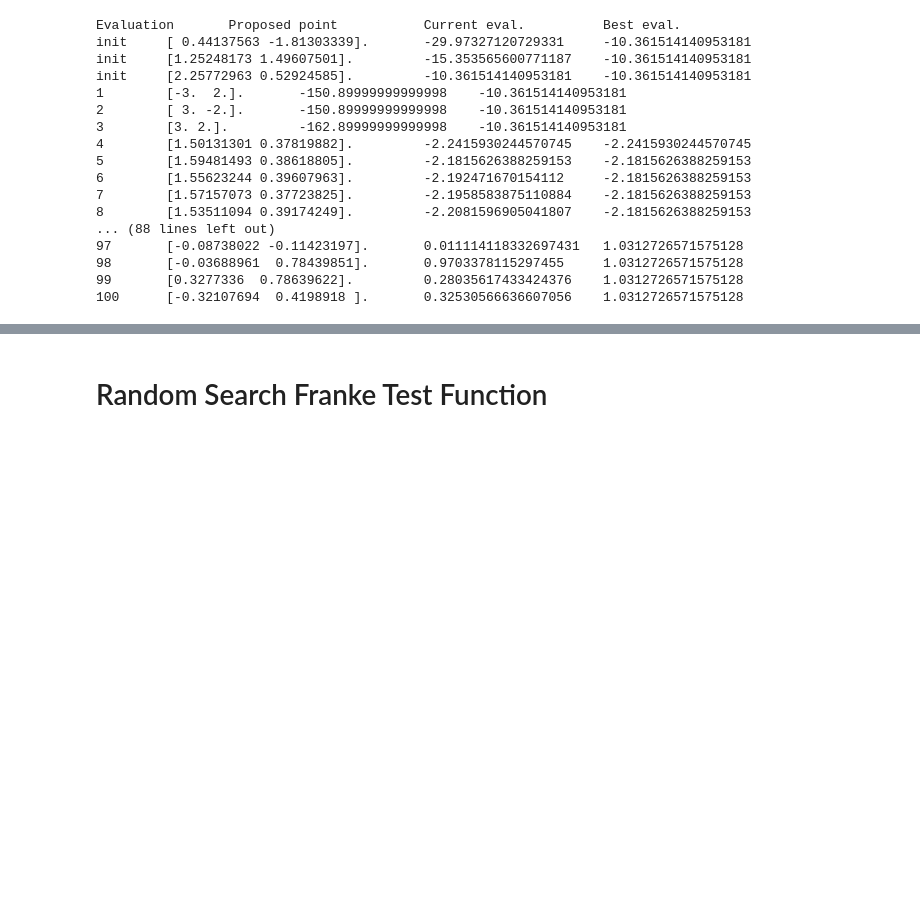
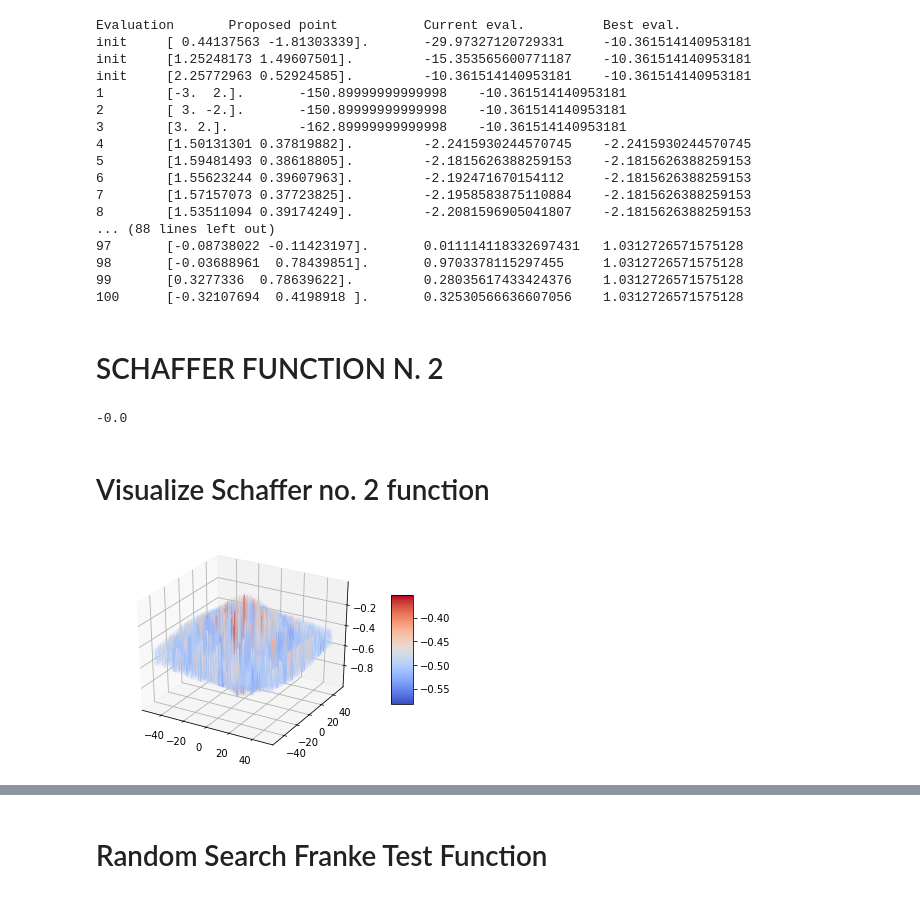
Before and after one commit to dataronio/ThinkfulCapstone, a Jupyter notebook: GPGO_test.ipynb, the cells around one changed output, grey strips where cells are left out. Cells and saved outputs as stored; diff of their text form; code cells hidden in the pictures; blank space fills up the shorter version.

```diff
--- a/GPGO_test.ipynb
+++ b/GPGO_test.ipynb
@@ -992,3 +992,5 @@ init     [2.25772963 0.52924585].         -10.361514140953181    -10.36151414095
 98       [-0.03688961  0.78439851].       0.9703378115297455     1.0312726571575128
 99       [0.3277336  0.78639622].         0.28035617433424376    1.0312726571575128
 100      [-0.32107694  0.4198918 ].       0.32530566636607056    1.0312726571575128
+# %% [markdown]
+# SCHAFFER FUNCTION N. 2 #
@@ -994,0 +1012,28 @@ init     [2.25772963 0.52924585].         -10.361514140953181    -10.36151414095
+# %%
+def schaffer(x,y):
+    return -1*( 0.5 + ((np.sin(x**2 - y**2)**2 - 0.5)/ (1 + .001*(x**2 + y**2))) )
+# %%
+schaffer(0,0)
+# %% [output]
+-0.0
+# %% [markdown]
+# Visualize Schaffer no. 2 function #
+# %%
+from mpl_toolkits.mplot3d import Axes3D
+import matplotlib.pyplot as plt
+from matplotlib import cm
+
+x = np.linspace(-50, 50, num=1000)
+y = np.linspace(-50, 50, num=1000)
+X, Y = np.meshgrid(x, y)
+Z = schaffer(X, Y)
+
+fig = plt.figure()
+ax = fig.gca(projection='3d')
+
+surf = ax.plot_surface(X, Y, Z, cmap=cm.coolwarm,
+                           linewidth=0)
+fig.colorbar(surf, shrink=0.5, aspect=5)
+plt.show()
+# %% [output]
+[figure, added]
```
Also changed, not shown: parts of 8 cells of this notebook.
